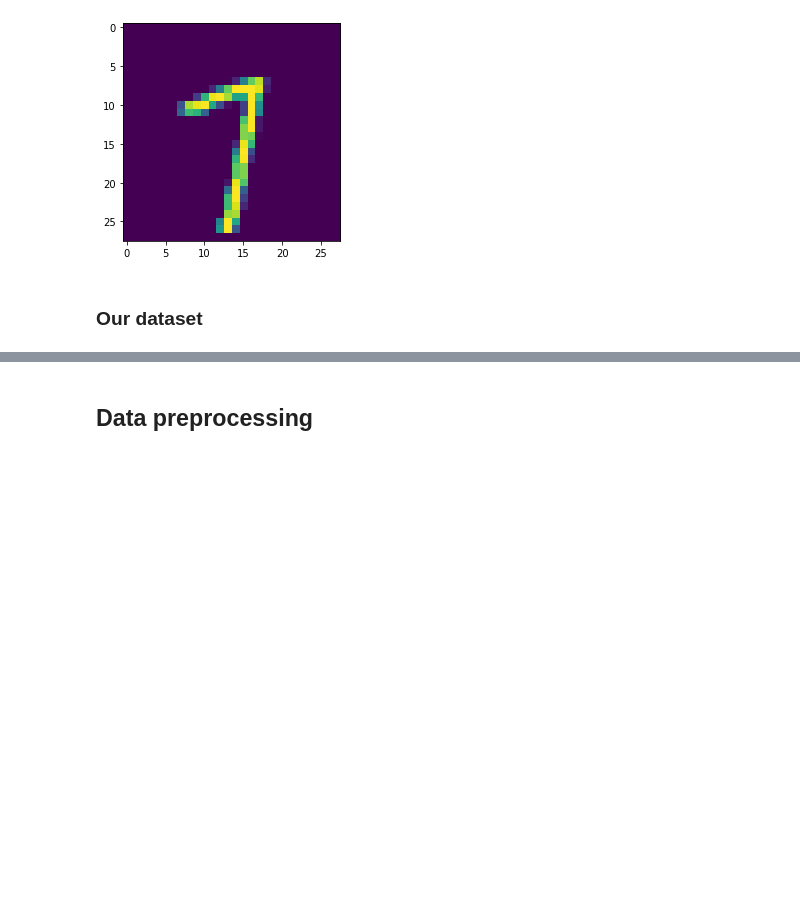
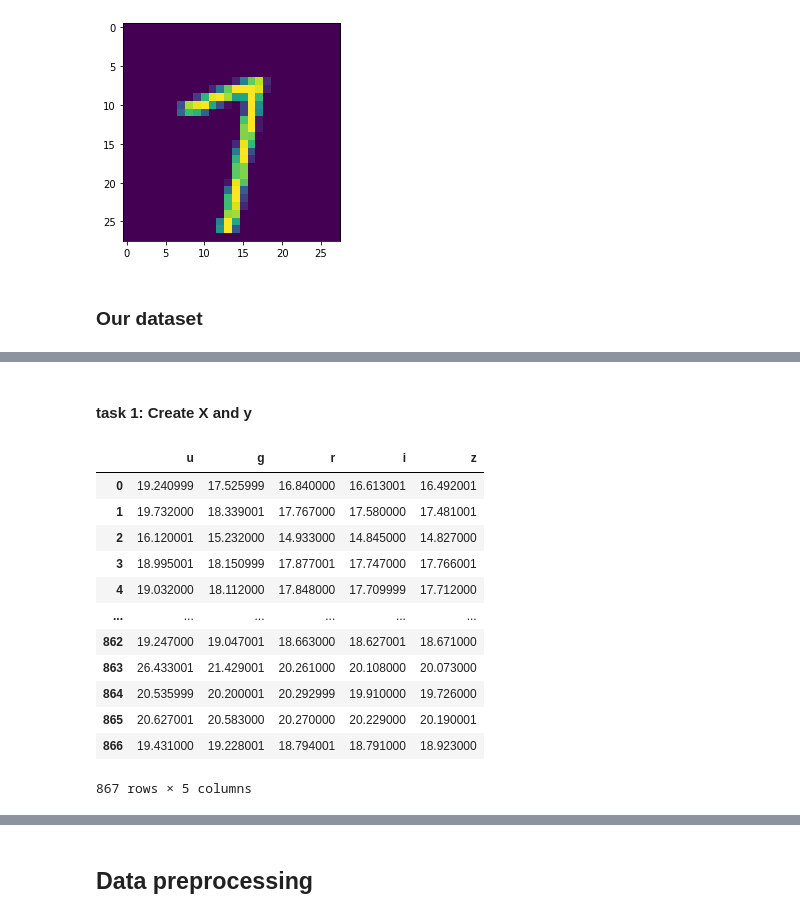
Before and after one commit to tomasplsek/AstroML, a Jupyter notebook: 03_sklearn2.ipynb, the cells around one changed output, grey strips where cells are left out. Saved outputs shown, nothing was run; the diff lists cells and outputs as text; code cells hidden in the pictures; blank space fills up the shorter version.

```diff
--- a/03_sklearn2.ipynb
+++ b/03_sklearn2.ipynb
@@ -273,0 +302,22 @@ ModuleNotFoundError: ignored
+# %% [markdown]
+#### task 1: **Create X and y**
+# %%
+cols = data.columns
+cols = cols[["mag" in i for i in cols]]
+X = data[cols]
+X.columns = [i.split("_")[1] for i in X.columns]
+X
+# %% [output]
+|  | u | g | r | i | z |
+| 0 | 19.240999 | 17.525999 | 16.840000 | 16.613001 | 16.492001 |
+| 1 | 19.732000 | 18.339001 | 17.767000 | 17.580000 | 17.481001 |
+| 2 | 16.120001 | 15.232000 | 14.933000 | 14.845000 | 14.827000 |
+| 3 | 18.995001 | 18.150999 | 17.877001 | 17.747000 | 17.766001 |
+| 4 | 19.032000 | 18.112000 | 17.848000 | 17.709999 | 17.712000 |
+| ... | ... | ... | ... | ... | ... |
+| 862 | 19.247000 | 19.047001 | 18.663000 | 18.627001 | 18.671000 |
+| 863 | 26.433001 | 21.429001 | 20.261000 | 20.108000 | 20.073000 |
+| 864 | 20.535999 | 20.200001 | 20.292999 | 19.910000 | 19.726000 |
+| 865 | 20.627001 | 20.583000 | 20.270000 | 20.229000 | 20.190001 |
+| 866 | 19.431000 | 19.228001 | 18.794001 | 18.791000 | 18.923000 |
+867 rows × 5 columns
```
Also changed, not shown: parts of 8 cells of this notebook.
